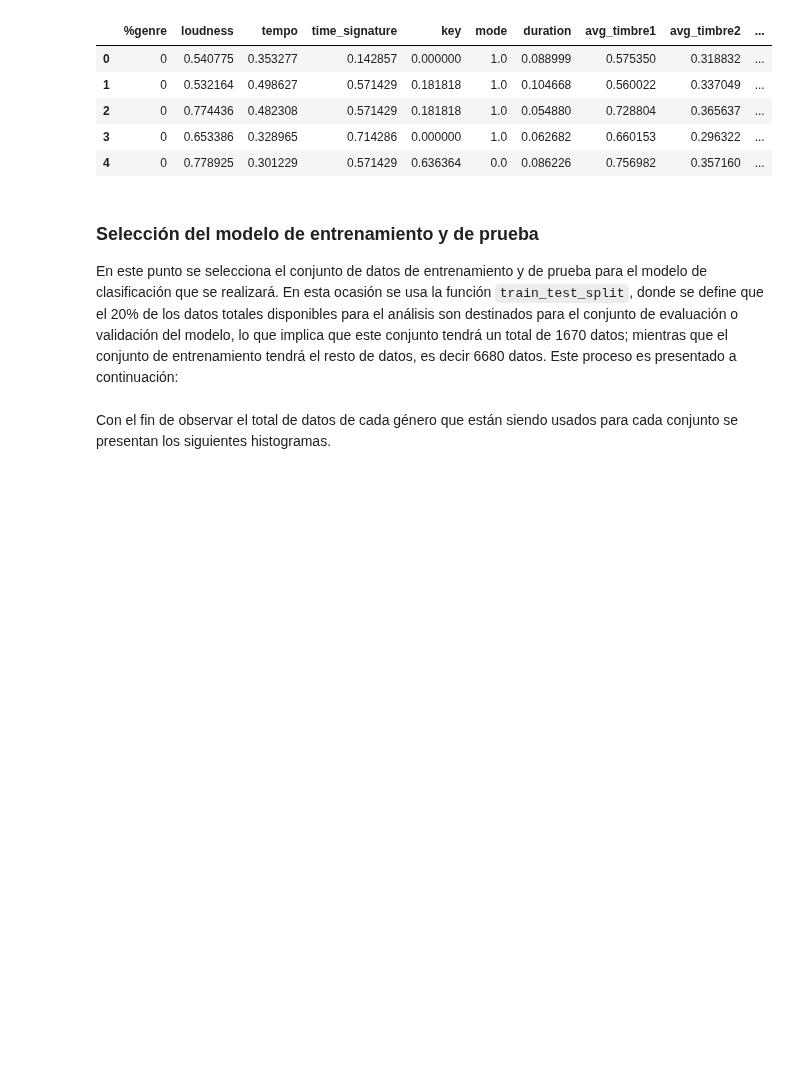
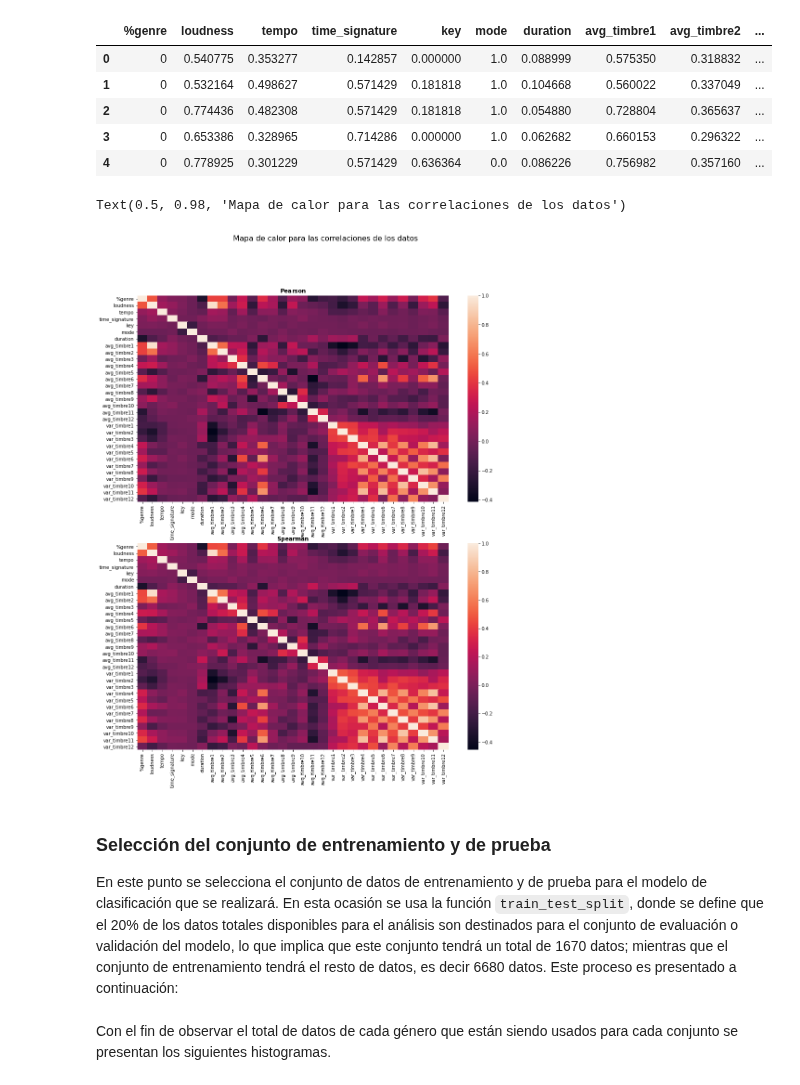
Before and after one commit to andresenrique08/ML_2020, a Jupyter notebook: Reto 3/Reto3_v1.ipynb, the cells around one changed output. Drawn from its saved outputs; the diff is of its cells as text; code cells hidden in the pictures; blank space fills up the shorter version.

````diff
--- a/Reto 3/Reto3_v1.ipynb
+++ b/Reto 3/Reto3_v1.ipynb
@@ -241,8 +242,20 @@ data_bin.head()
 | 2 | 0 | 0.774436 | 0.482308 | 0.571429 | 0.181818 | 1.0 | 0.054880 | 0.728804 | 0.365637 | ... |
 | 3 | 0 | 0.653386 | 0.328965 | 0.714286 | 0.000000 | 1.0 | 0.062682 | 0.660153 | 0.296322 | ... |
 | 4 | 0 | 0.778925 | 0.301229 | 0.571429 | 0.636364 | 0.0 | 0.086226 | 0.756982 | 0.357160 | ... |
+# %%
+fig = plt.figure(figsize =(15,18))
+plt.subplot(2,1,1)
+sns.heatmap(data_bin.corr(method ='pearson'))
+plt.title(r'$\bf{Pearson}$')
+plt.subplot(2,1,2)
+sns.heatmap(data_bin.corr(method ='spearman'))
+plt.title(r'$\bf{Spearman}$')
+fig.suptitle('Mapa de calor para las correlaciones de los datos', fontsize=16)
+# %% [output]
+Text(0.5, 0.98, 'Mapa de calor para las correlaciones de los datos')
+[figure, added]
 # %% [markdown]
-### Selección del modelo de entrenamiento y de prueba
+### Selección del conjunto de entrenamiento y de prueba
 
 En este punto se selecciona el conjunto de datos de entrenamiento y de prueba para el modelo de clasificación que se realizará. En esta ocasión se usa la función ```train_test_split```, donde se define que el 20% de los datos totales disponibles para el análisis son destinados para el conjunto de evaluación o validación del modelo, lo que implica que este conjunto tendrá un total de 1670 datos; mientras que el conjunto de entrenamiento tendrá el resto de datos, es decir 6680 datos. Este proceso es presentado a continuación:
 # %%
````
Also changed, not shown: parts of 13 cells of this notebook.
